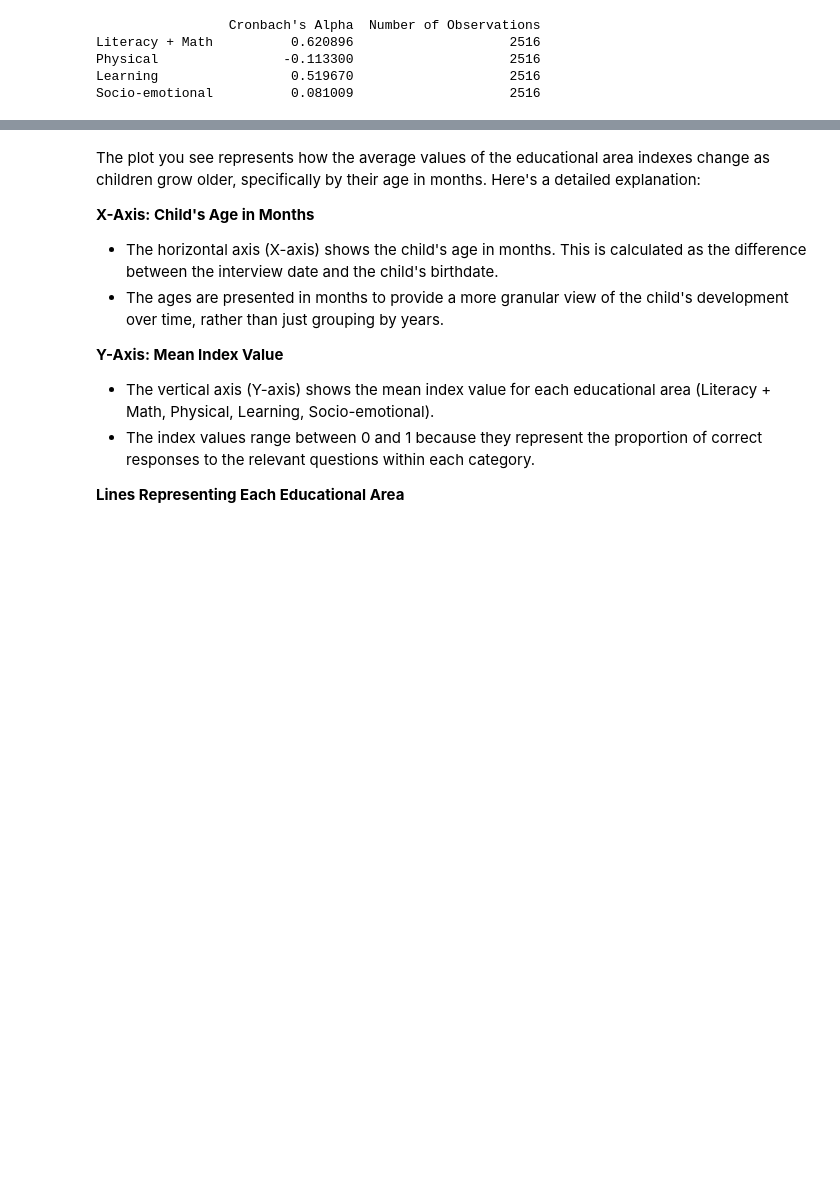
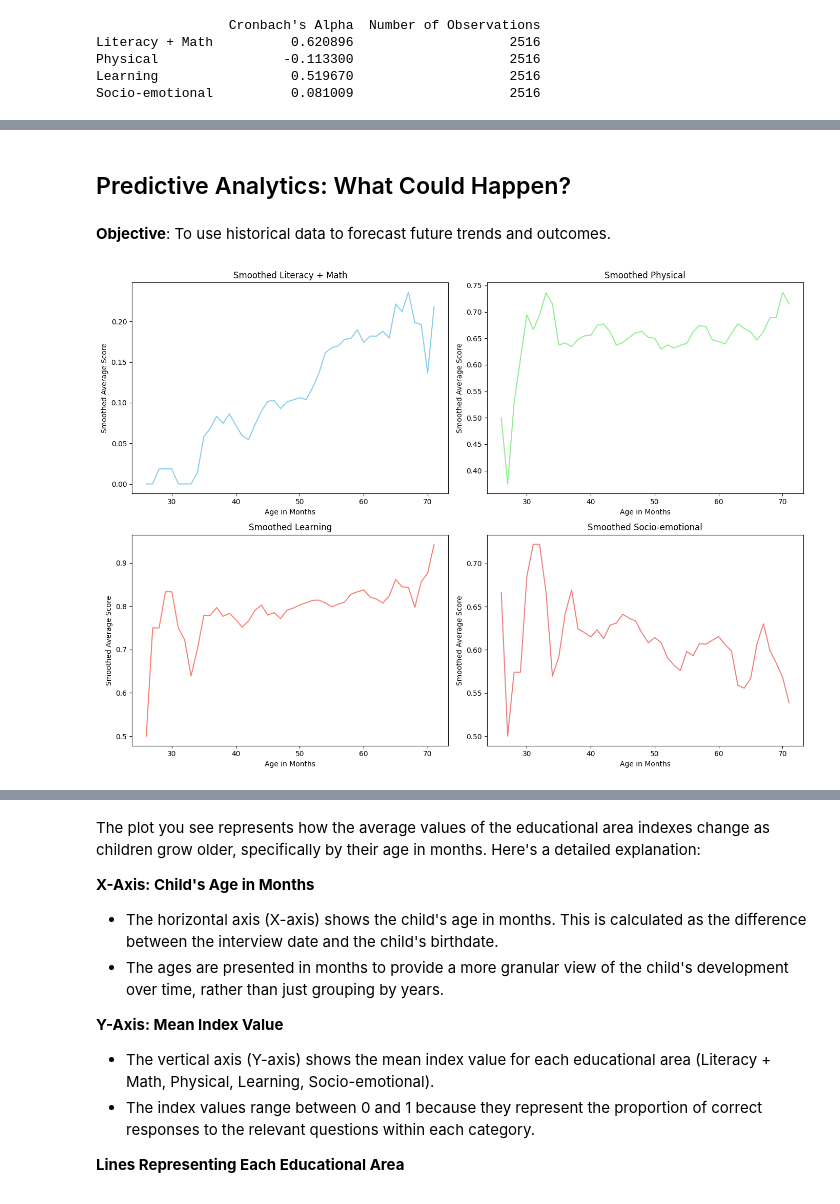
Before and after one commit to HDSS4IM/DPAM, a Jupyter notebook: Task2_Zimbabwe_Education__Data_Perspective.ipynb, the cells around one changed output, grey strips where cells are left out. Saved outputs shown, nothing was run; the diff lists cells and outputs as text; code cells hidden in the pictures; blank space fills up the shorter version.

```diff
--- a/Task2_Zimbabwe_Education__Data_Perspective.ipynb
+++ b/Task2_Zimbabwe_Education__Data_Perspective.ipynb
@@ -429,6 +580,55 @@ For each category, the number of observations (2,516) reflects the number of res
 *   **Learning** has lower reliability, implying that the questions are somewhat related but may need refinement.
 
 *   **Socio-emotional** shows poor consistency, suggesting these items are not measuring a cohesive concept.
+# %% [markdown]
+## Predictive Analytics: What Could Happen?
+# %% [markdown]
+**Objective**: To use historical data to forecast future trends and outcomes.
+# %%
+import pandas as pd
+import matplotlib.pyplot as plt
+
+# Define the window size for the moving average
+window_size = 3
+
+# Calculate moving averages for each educational area
+smoothed_data = indexes_df[['age_in_months', 'Literacy + Math', 'Physical', 'Learning', 'Socio-emotional']].groupby('age_in_months').mean().rolling(window=window_size, min_periods=1).mean()
+
+# Plotting the smoothed data
+plt.figure(figsize=(14, 10))
+
+# Plot for Literacy + Math
+plt.subplot(2, 2, 1)
+plt.plot(smoothed_data.index, smoothed_data['Literacy + Math'], color='skyblue')
+plt.title('Smoothed Literacy + Math')
+plt.xlabel('Age in Months')
+plt.ylabel('Smoothed Average Score')
+
+# Plot for Physical
+plt.subplot(2, 2, 2)
+plt.plot(smoothed_data.index, smoothed_data['Physical'], color='lightgreen')
+plt.title('Smoothed Physical')
+plt.xlabel('Age in Months')
+plt.ylabel('Smoothed Average Score')
+
+# Plot for Learning
+plt.subplot(2, 2, 3)
+plt.plot(smoothed_data.index, smoothed_data['Learning'], color='salmon')
+plt.title('Smoothed Learning')
+plt.xlabel('Age in Months')
+plt.ylabel('Smoothed Average Score')
+
+# Plot for Socio-emotional
+plt.subplot(2, 2, 4)
+plt.plot(smoothed_data.index, smoothed_data['Socio-emotional'], color='lightcoral')
+plt.title('Smoothed Socio-emotional')
+plt.xlabel('Age in Months')
+plt.ylabel('Smoothed Average Score')
+
+plt.tight_layout()
+plt.show()
+# %% [output]
+[figure, added]
 # %%
 import matplotlib.pyplot as plt
 # Calculate the child's age in months at the time of the interview
```
Also changed, not shown: parts of 23 cells of this notebook.
